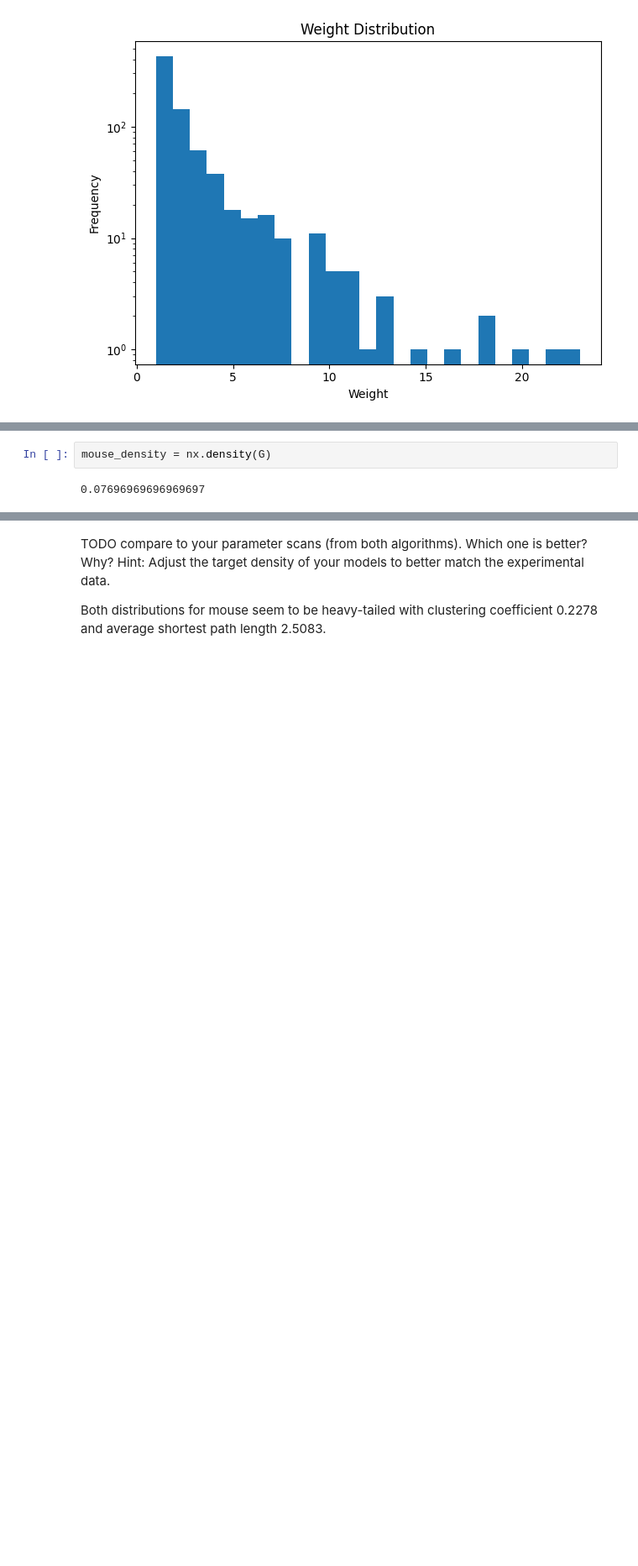
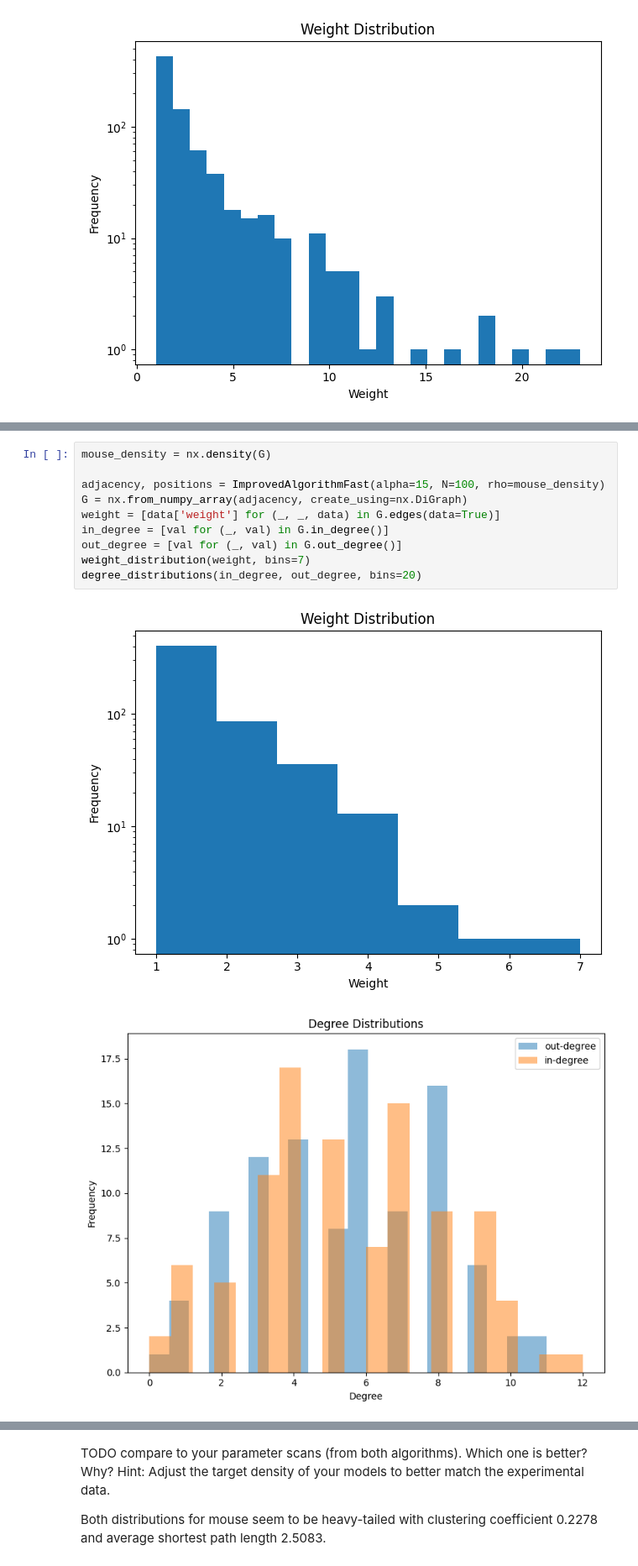
Before and after one commit to patinoboh/neuro, a Jupyter notebook: project/project.ipynb, the cells around one changed output, grey strips where cells are left out. Shown at 84% size. Drawn from its saved outputs; the diff is of its cells as text; blank space fills up the shorter version.

```diff
--- a/project/project.ipynb
+++ b/project/project.ipynb
@@ -364,5 +361,14 @@ degree_distributions(in_deg,out_deg, bins=30)
 [figure]
 # %%
 mouse_density = nx.density(G)
+
+adjacency, positions = ImprovedAlgorithmFast(alpha=15, N=100, rho=mouse_density)
+G = nx.from_numpy_array(adjacency, create_using=nx.DiGraph)
+weight = [data['weight'] for (_, _, data) in G.edges(data=True)]
+in_degree = [val for (_, val) in G.in_degree()]
+out_degree = [val for (_, val) in G.out_degree()]
+weight_distribution(weight, bins=7)
+degree_distributions(in_degree, out_degree, bins=20)
 # %% [output]
-0.07696969696969697
+[figure, added]
+[figure, added]
```
Also changed, not shown: parts of 9 cells of this notebook.
